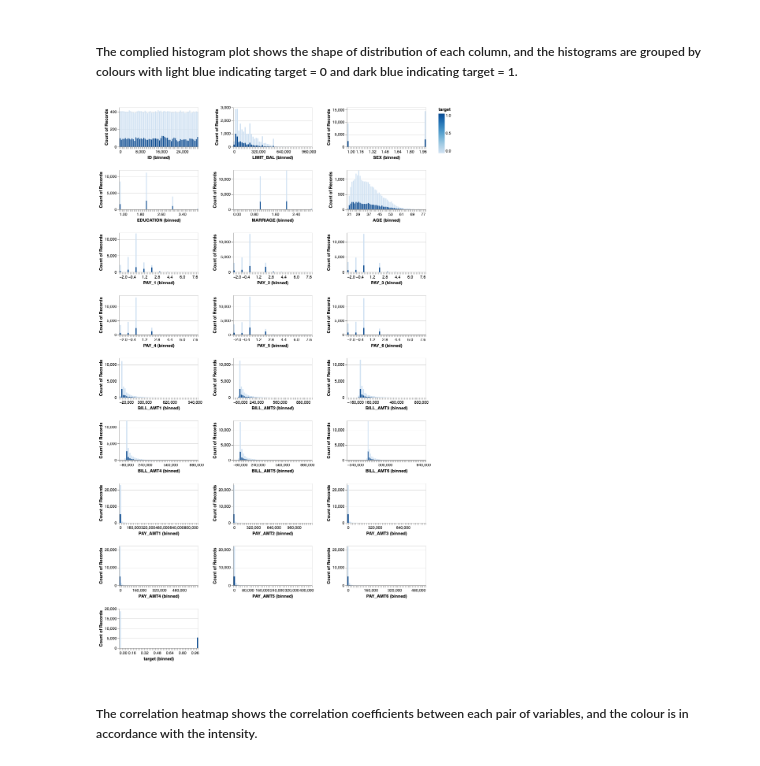
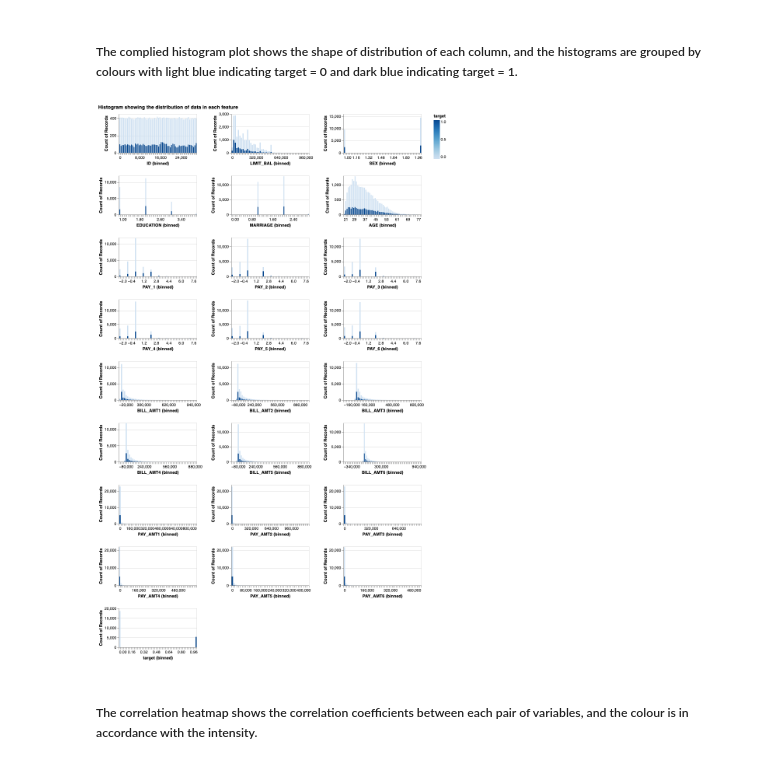
Before and after one commit to UBC-MDS/dsci573_lab4, a Jupyter notebook: lab4.ipynb, the cells around one changed output. Cells and saved outputs as stored; diff of their text form; code cells hidden in the pictures.

Commit message:
Edited Q10, added title to plot in Q3, added answer to Q15

```diff
--- a/lab4.ipynb
+++ b/lab4.ipynb
@@ -318,14 +318,16 @@ aly.dist(train_df)
 # %%
 alt.Chart(train_df, width=200, height=100).mark_bar().encode(
     x=alt.X(alt.repeat(), bin=alt.Bin(maxbins=70)),
     y='count()',
     color='target'
 ).repeat(
     train_df.select_dtypes('number').nunique().to_frame('count').index.tolist(),
     columns=3
+).properties(
+    title='Histogram showing the distribution of data in each feature'
 )
 # %% [output]
-[figure, old version]
+[figure, new version]
 # %% [markdown]
 ##### The correlation heatmap shows the correlation coefficients between each pair of variables, and the colour is in accordance with the intensity.
 # %%
```
Also changed, not shown: parts of 19 cells of this notebook.
